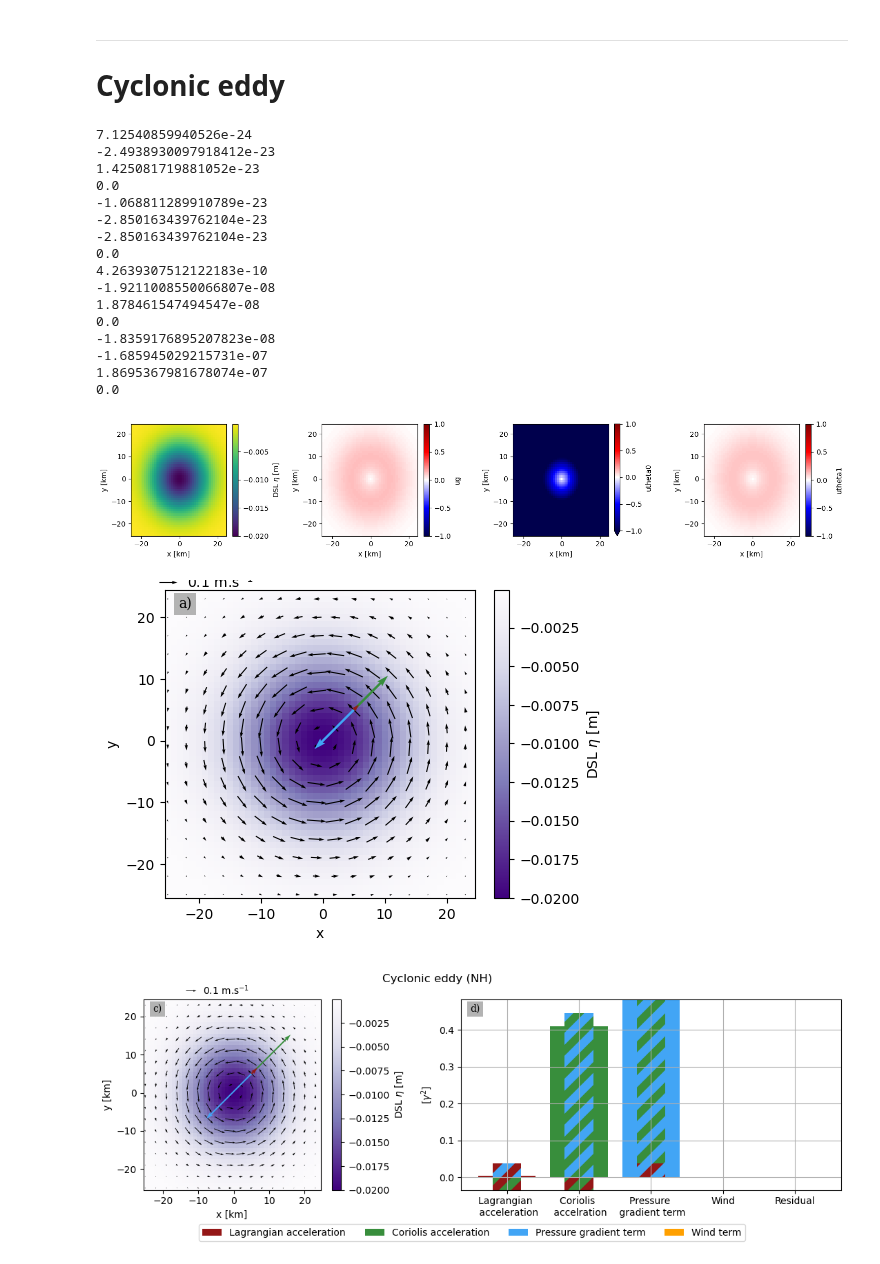
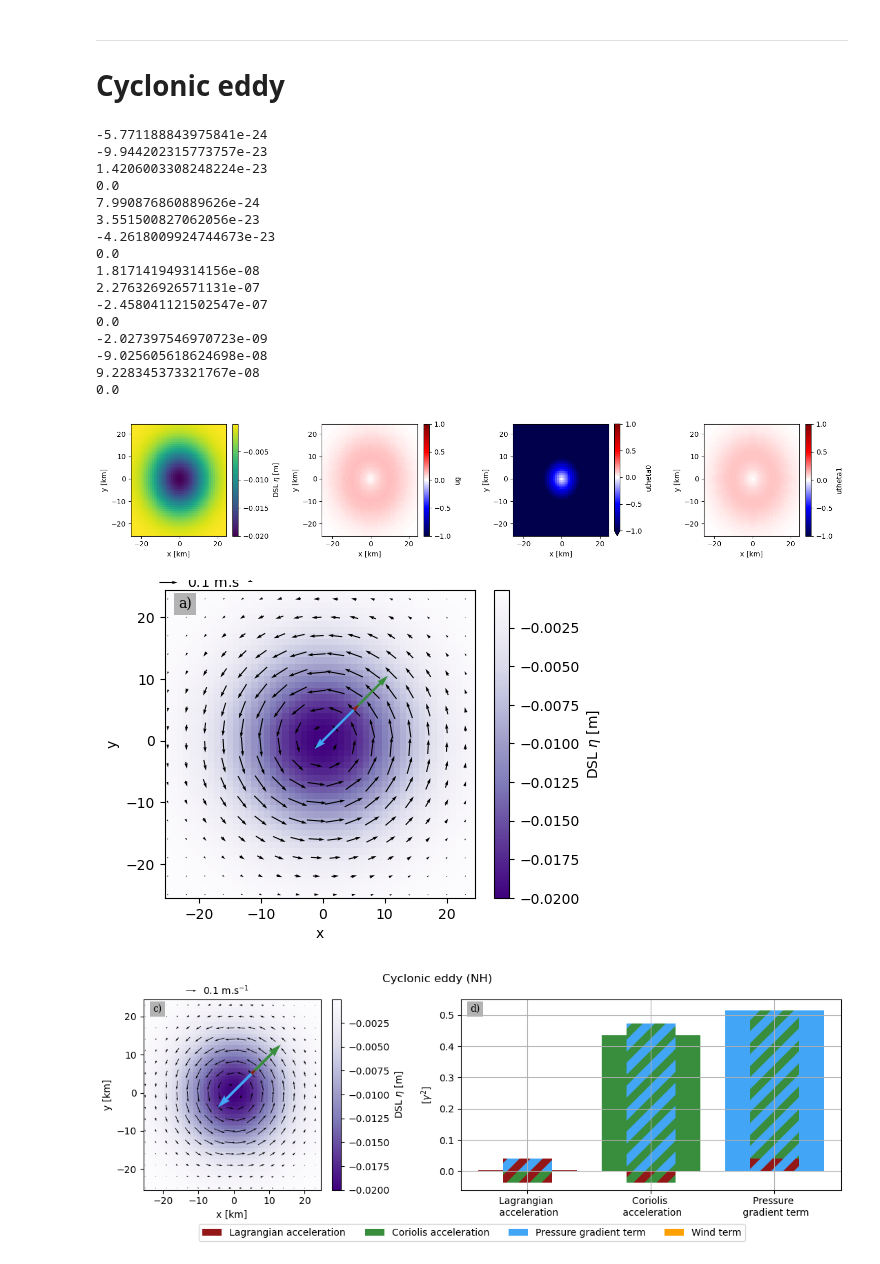
Before and after one commit to margot-demol/med_analysis, a Jupyter notebook: theory_tests/11_synthetic_no_noise_cyclogeostrophy.ipynb, the cells around one changed output. Drawn from its saved outputs; the diff is of its cells as text; code cells hidden in the pictures.

```diff
--- a/theory_tests/11_synthetic_no_noise_cyclogeostrophy.ipynb
+++ b/theory_tests/11_synthetic_no_noise_cyclogeostrophy.ipynb
@@ -134,12 +134,12 @@ def create_prod_exc_sum(df, null_mean):
     return ds
 
 def plot_diag(fig, ax, ds2):
-    #labels = {'acc':r'$u_{\theta}^2/r$', 'cor':r'$fu_{\theta}$', 'ggd':r'$-g\partial_r\eta$', 'wd':'Wind','sum':'Residual'}
-    #labels = {'acc':r'$d_t\vec{u}$', 'cor':r'$f\vec{k}\wedge u_{\theta}$', 'ggd':r'$-g\partial_r\eta$', 'wd':'Wind','sum':'Residual'}
-    labels = {'acc':'Lagrangian acceleration', 'cor':'Coriolis accelration', 'ggd':'Pressure gradient term', 'wd':'Wind','sum':'Residual'}
+    #labels = {'acc':r'$u_{\theta}^2/r$', 'cor':r'$fu_{\theta}$', 'ggd':r'$-g\partial_r\eta$', 'wd':'Wind term','sum':'Residual'}
+    #labels = {'acc':r'$d_t\vec{u}$', 'cor':r'$f\vec{k}\wedge u_{\theta}$', 'ggd':r'$-g\partial_r\eta$', 'wd':'Wind term','sum':'Residual'}
+    labels = {'acc':'Lagrangian acceleration', 'cor':'Coriolis acceleration', 'ggd':'Pressure gradient term', 'wd':'Wind term','sum':'Residual'}
     plt.rcParams["axes.edgecolor"] = "k"
     df = ds.to_dataframe()
-    var = ['acc', 'cor', 'ggd', 'wd']
+    var = ['acc', 'cor', 'ggd']
     i=0
     for v in var:
         # total MS
@@ -175,7 +175,7 @@ def plot_diag(fig, ax, ds2):
             ax.bar(i, ds2[X]/2, bottom = sum_negX, color = c0[xc[1]], hatch="/", width=w)
             sum_negX += ds2[X]/2
         i+=1
-    ax.bar(i, ds2['S'], color = 'lightgrey')
+    #ax.bar(i, ds2['S'], color = 'lightgrey')
     ax.grid()
     #ax.legend()
     ax.set_ylabel(r'[$\gamma^2$]')
@@ -379,46 +379,47 @@ gs = GridSpec(1, 5, figure=fig)
 
 # Visualize row series
 i=0
 ax = fig.add_subplot(gs[0, :2])
 ds.eta.plot(ax=ax, cmap='Purples_r')
 a = ds.isel(x=slice(0, -1, 3), y=slice(0, -1, 3)).plot.quiver(x='x', y='y', u='utheta1x', v='utheta1y', ax=ax, add_guide= False)
 ax.quiverkey(a, 0.15, 0.92, 0.1, r'0.1 m.s$^{-1}$', coordinates='figure', labelpos='E', color = 'k')
 put_fig_letter(fig, ax, 'c')
-kwargs={'pivot':'tail', 'scale':3e-5, 'add_guide':False}
+kwargs={'pivot':'tail', 'scale':4e-5, 'add_guide':False, 'width':0.015}
 a = ds.isel(x=30, y=30).plot.quiver(x='x', y='y', u='corx', v='cory', ax=ax, color=c0['cor'], **kwargs)
 a = ds.isel(x=30, y=30).plot.quiver(x='x', y='y', u='ggdx', v='ggdy', ax=ax, color=c0['ggd'], **kwargs)
 a = ds.isel(x=30, y=30).plot.quiver(x='x', y='y', u='accx', v='accy', ax=ax, color=c0['acc'], **kwargs)
 ax.set_title('')
 
 # Reconstruction data
 ax = fig.add_subplot(gs[0, 2:])
 plot_diag(fig, ax, dsm)
-#ax.set_xticks(ticks = np.arange(5),labels = [r'$u_{\theta}^2/r$', r'$fu_{\theta}$', r'$-g\partial_r\eta$', 'Wind','Residual'] )
-ax.set_xticks(ticks = np.arange(5),labels =['Lagrangian \n acceleration', 'Coriolis \n accelration', 'Pressure \n gradient term', 'Wind','Residual'])
+#ax.set_xticks(ticks = np.arange(5),labels = [r'$u_{\theta}^2/r$', r'$fu_{\theta}$', r'$-g\partial_r\eta$', 'Wind term','Residual'] )
+ax.set_xticks(ticks = np.arange(3),labels =['Lagrangian \n acceleration', 'Coriolis \n acceleration', 'Pressure \n gradient term'])
 fig.suptitle('Cyclonic eddy (NH)')
 fig.legend(handles, labels, ncol=4, loc="lower center")
 put_fig_letter(fig, ax, 'd')
 
+ax.set_ylim(-0.06, 0.55)
 fig.tight_layout(rect=[0, 0.05, 1.1, 1])
 
 fig.savefig(images_dir+'/cyclonic.png')
 # %% [output]
-7.12540859940526e-24
--2.4938930097918412e-23
-1.425081719881052e-23
+-5.771188843975841e-24
+-9.944202315773757e-23
+1.4206003308248224e-23
 0.0
--1.068811289910789e-23
--2.850163439762104e-23
--2.850163439762104e-23
+7.990876860889626e-24
+3.551500827062056e-23
+-4.2618009924744673e-23
 0.0
-4.2639307512122183e-10
--1.9211008550066807e-08
-1.878461547494547e-08
+1.817141949314156e-08
+2.276326926571131e-07
+-2.458041121502547e-07
 0.0
--1.8359176895207823e-08
--1.685945029215731e-07
-1.8695367981678074e-07
+-2.027397546970723e-09
+-9.025605618624698e-08
+9.228345373321767e-08
 0.0
 [figure]
 [figure]
-[figure, old version]
+[figure, new version]
```
Also changed, not shown: parts of 1 cell of this notebook, 2 other files.
